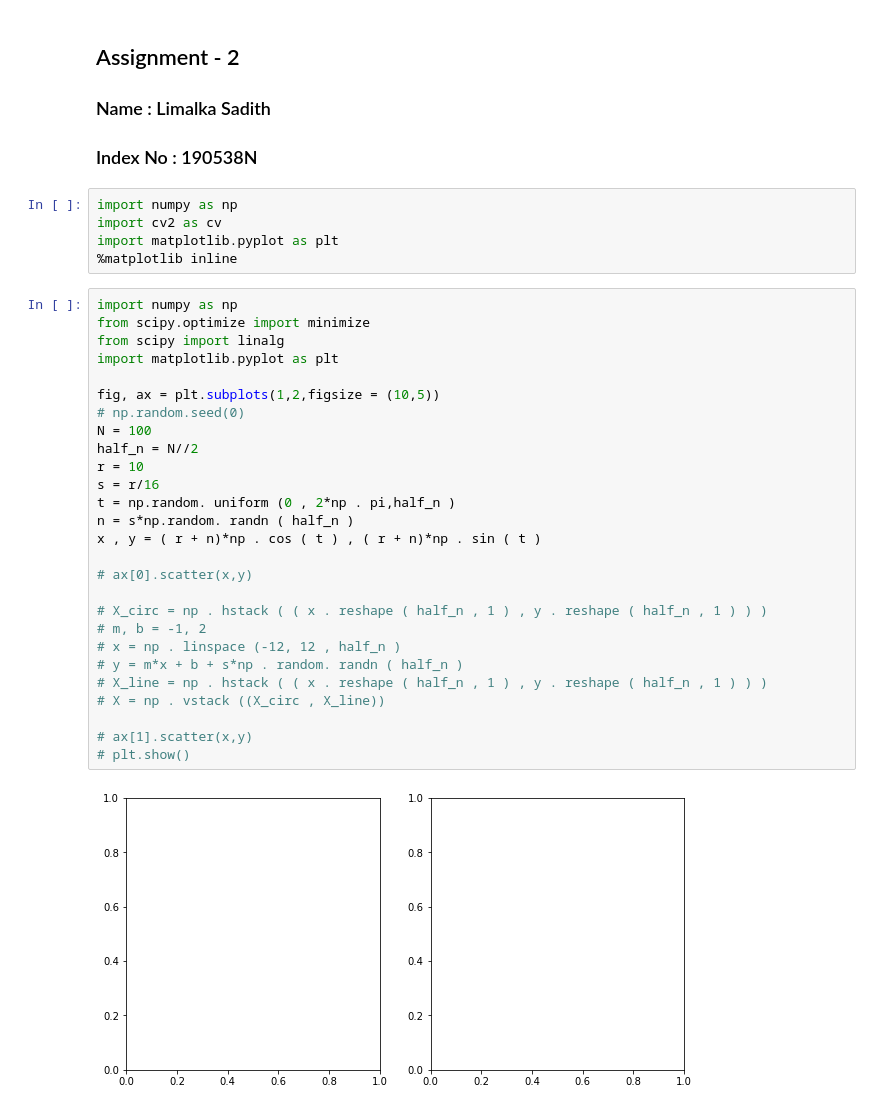
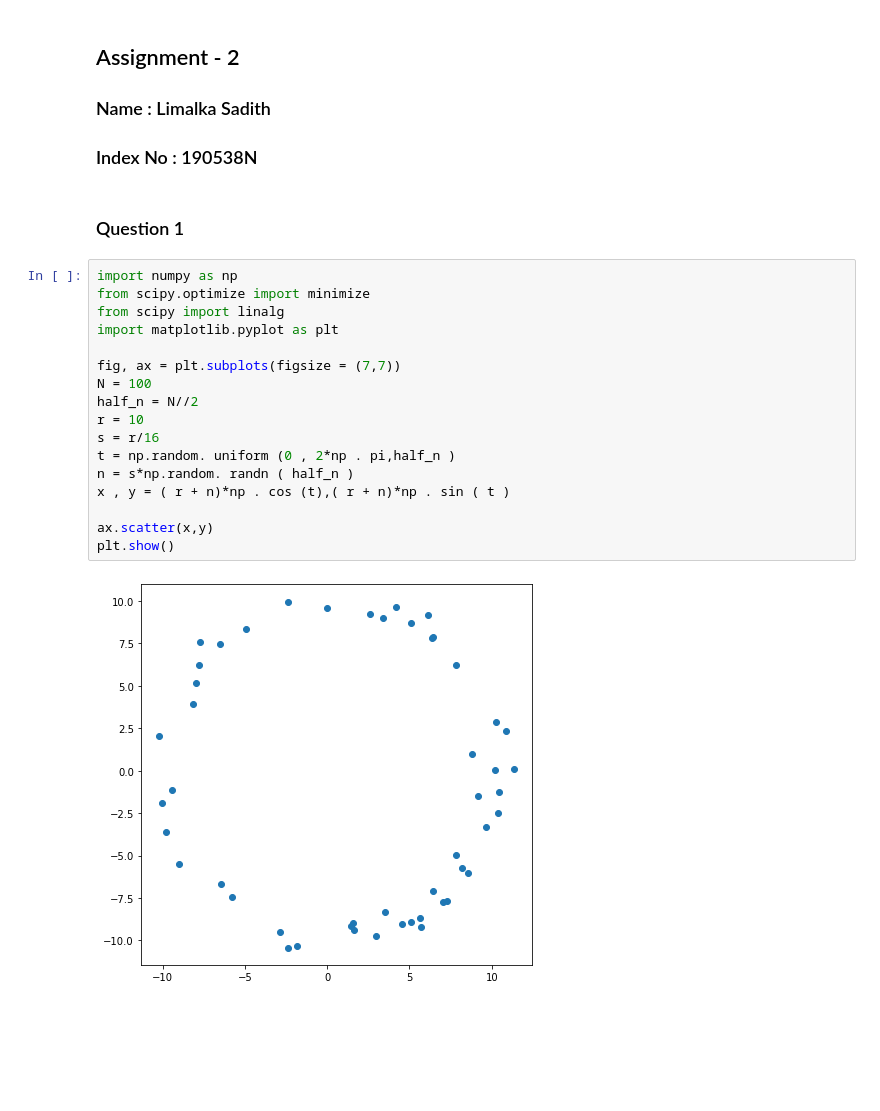
Before and after one commit to limalkasadith/S4-EN2550-Workspace, a Jupyter notebook: Assignments/Assignment-2/190538N_Assignment_2.ipynb, the cells around one changed output. Cells and saved outputs as stored; diff of their text form; blank space fills up the shorter version.

```diff
--- a/Assignments/Assignment-2/190538N_Assignment_2.ipynb
+++ b/Assignments/Assignment-2/190538N_Assignment_2.ipynb
@@ -2,38 +2,25 @@
 ## Assignment - 2
 ### Name : Limalka Sadith
 ### Index No : 190538N
-# %%
-import numpy as np
-import cv2 as cv
-import matplotlib.pyplot as plt
-%matplotlib inline
+# %% [markdown]
+### Question 1
 # %%
 import numpy as np
 from scipy.optimize import minimize
 from scipy import linalg
 import matplotlib.pyplot as plt
 
-fig, ax = plt.subplots(1,2,figsize = (10,5))
-# np.random.seed(0)
+fig, ax = plt.subplots(figsize = (7,7))
 N = 100
 half_n = N//2
 r = 10
 s = r/16
 t = np.random. uniform (0 , 2*np . pi,half_n )
 n = s*np.random. randn ( half_n )
-x , y = ( r + n)*np . cos ( t ) , ( r + n)*np . sin ( t )
+x , y = ( r + n)*np . cos (t),( r + n)*np . sin ( t )
 
-# ax[0].scatter(x,y)
-
-# X_circ = np . hstack ( ( x . reshape ( half_n , 1 ) , y . reshape ( half_n , 1 ) ) )
-# m, b = -1, 2
-# x = np . linspace (-12, 12 , half_n )
-# y = m*x + b + s*np . random. randn ( half_n )
-# X_line = np . hstack ( ( x . reshape ( half_n , 1 ) , y . reshape ( half_n , 1 ) ) )
-# X = np . vstack ((X_circ , X_line))
-
-# ax[1].scatter(x,y)
-# plt.show()
+ax.scatter(x,y)
+plt.show()
 # %% [output]
-[figure, old version]
+[figure, new version]
 # %%
```
Also changed, not shown: parts of 4 cells of this notebook, 6 other files.
